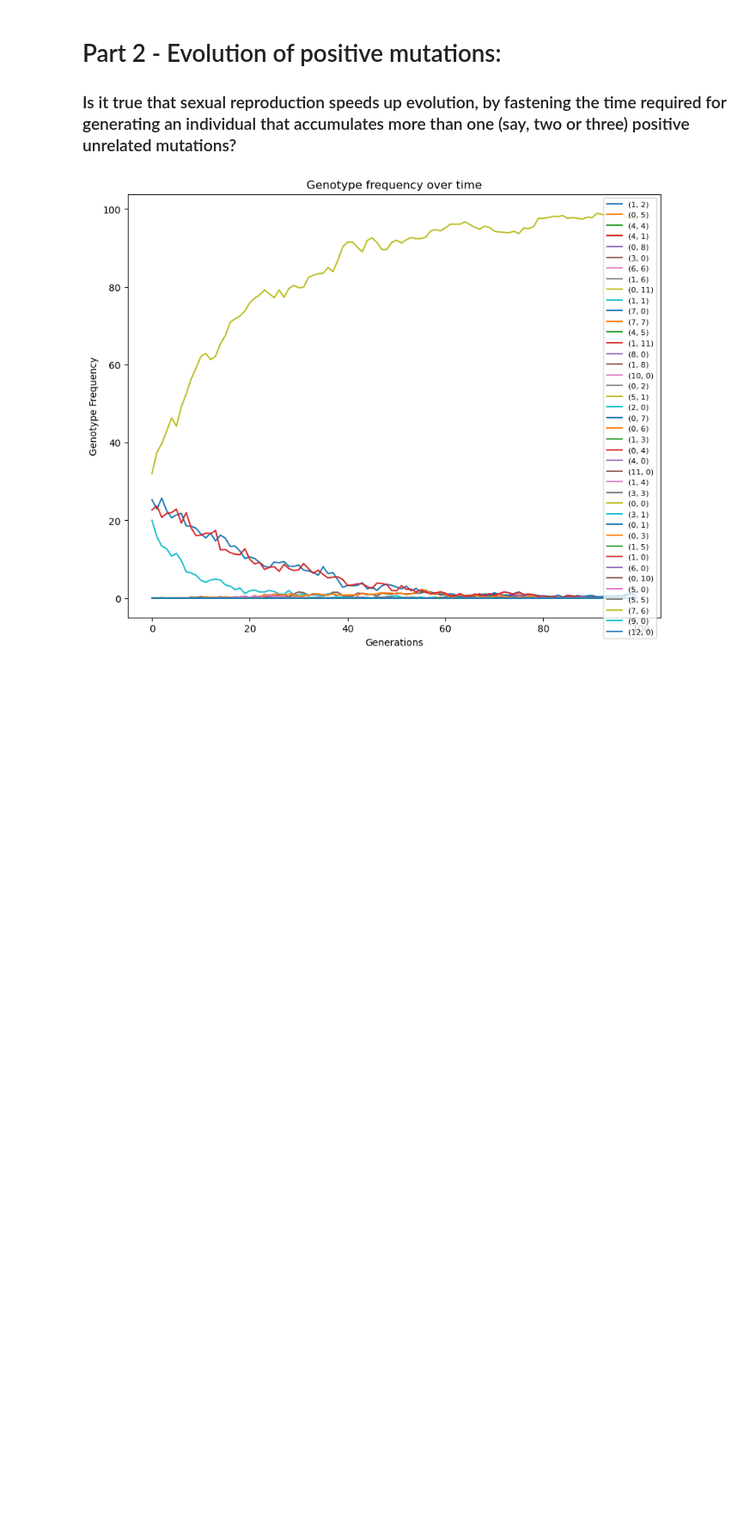
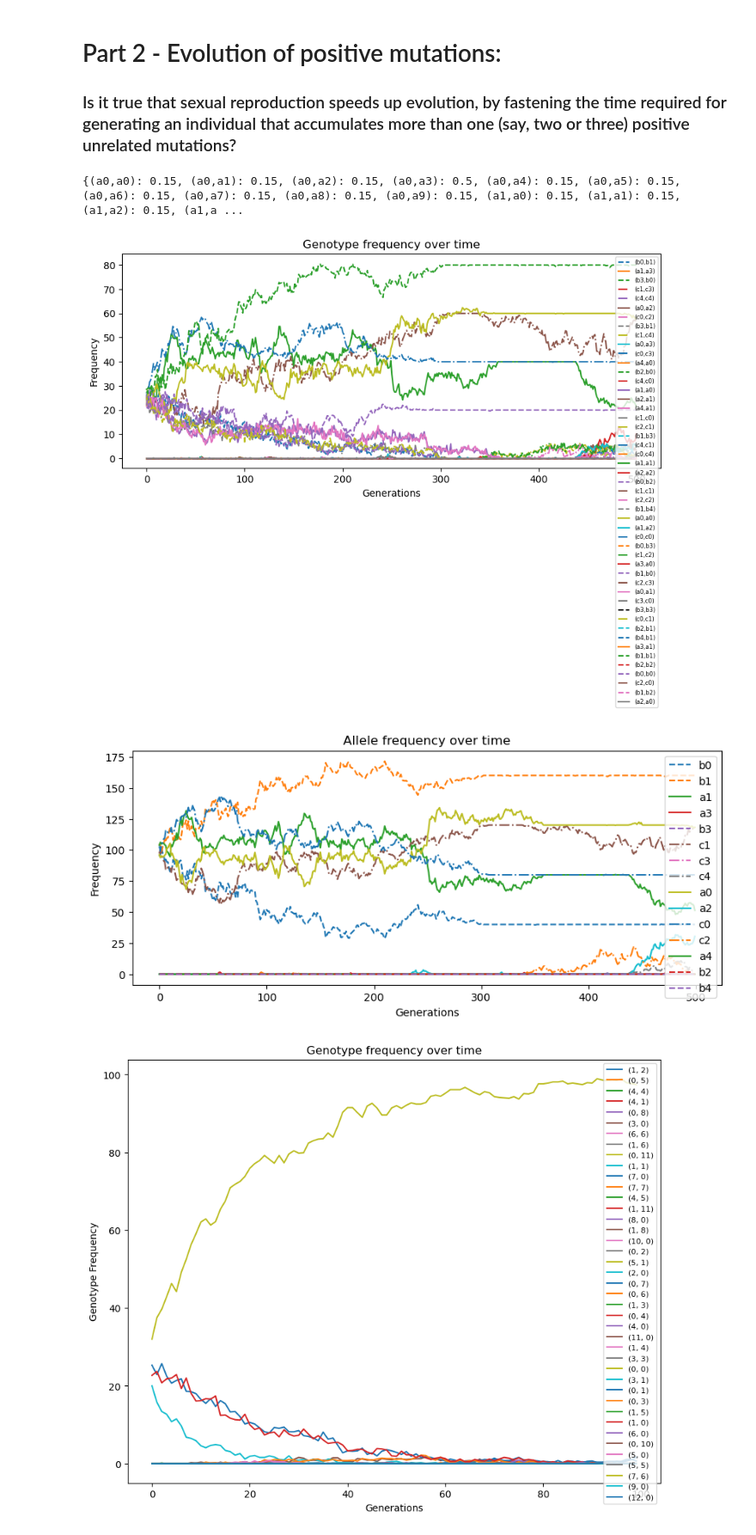
Before and after one commit to roboticapples14/computational_ecology, a Jupyter notebook: natural_selection/Natalie_Valett_Assignment_4.ipynb, the cells around one changed output. Shown at 86% size. Cells and saved outputs as stored; diff of their text form; code cells hidden in the pictures; blank space fills up the shorter version.

```diff
--- a/natural_selection/Natalie_Valett_Assignment_4.ipynb
+++ b/natural_selection/Natalie_Valett_Assignment_4.ipynb
@@ -457,3 +431,54 @@ plot_freqs_over_time(allele_freq_over_time, fontsize='10')
+# %%
+'''
+Experiment: What if one allele is relatively good while all others are bad. What’s the percentage of non-good?  How is that related to the bad luck probability?
+Setup: 13 is a bit better than 11.  33 is much better than 13. And similarly for B, C.
+
+------------------------------------------------------------
+FINDINGS: When one homogenous gene is particularly bad in comparison to all other genes, gene converges towards the other homogenous gene (the 0 allele dies out)
+'''
+
+unfitness_dict = {}
+for gene_index in range(3):
+    for i in range(10):
+        for j in range(10):
+            g = Genotype(gene_index, (i,j))
+            # if we have heterogeneous with allele 3, not bad
+            if j == 3 and i == 3:
+                unfitness_dict[g] = 0.02
+            elif j == 3 or i == 3:
+                unfitness_dict[g] = 0.05
+            # otherwise not good
+            else:
+                unfitness_dict[g] = 0.15
+
+print(unfitness_dict)
+
+# unfitness_dict += {
+#     Genotype(0, (3,3)): 0.02,   # 33 is best
+#     Genotype(0, (1,3)): 0.05,  # 13 not bad
+#     Genotype(0, (3,1)): 0.05,  # 31 not bad
+#     Genotype(0, (1,1)): 0.15,  # 11 is worst
+#     Genotype(1, (3,3)): 0.02,   # 33 is best
+#     Genotype(1, (1,3)): 0.05,  # 13 not bad
+#     Genotype(1, (3,1)): 0.05,  # 31 not bad
+#     Genotype(1, (1,1)): 0.15,  # 11 is worst
+#     Genotype(2, (3,3)): 0.02,   # 33 is best
+#     Genotype(2, (1,3)): 0.05,  # 13 not bad
+#     Genotype(2, (3,1)): 0.05,  # 31 not bad
+#     Genotype(2, (1,1)): 0.15,  # 11 is worst
+# }
+
+special={(3, 3): 'k'}
+
+# calculate genotype frequency
+gene_freqs_over_time = run_simulation(num_genes=3, mu=0.0001, pop_size=100, generations=500, simulations=5, highest_allele=4, unfitness_dict=unfitness_dict, ick_dict={}, mating=Population.selective_random_mating, figsize=(10,4), fontsize='6', special=special)
+# calculate allele frequency
+allele_freq_over_time = get_allele_freq_over_time(gene_freqs_over_time)
+plot_freqs_over_time(allele_freq_over_time, fontsize='10', figsize=(10,4), title='Allele frequency over time')
+# %% [output]
+{(a0,a0): 0.15, (a0,a1): 0.15, (a0,a2): 0.15, (a0,a3): 0.5, (a0,a4): 0.15, (a0,a5): 0.15, (a0,a6): 0.15, (a0,a7): 0.15, (a0,a8): 0.15, (a0,a9): 0.15, (a1,a0): 0.15, (a1,a1): 0.15, (a1,a2): 0.15, (a1,a ...
+[figure, added]
+[figure, added]
 # %%
 '''
 2 is a mutation
```
Also changed, not shown: parts of 8 cells of this notebook.
